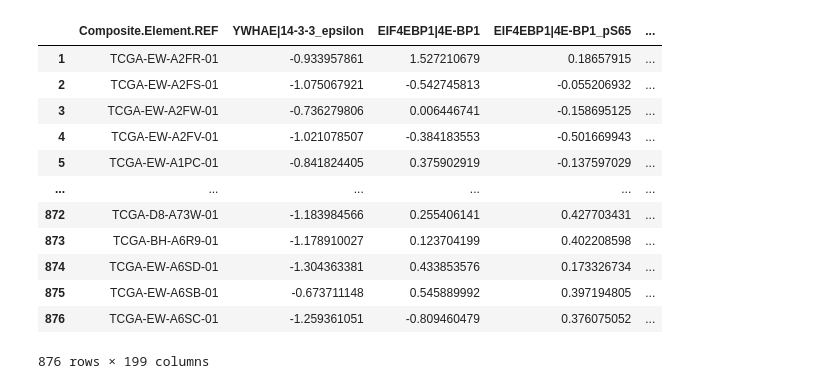
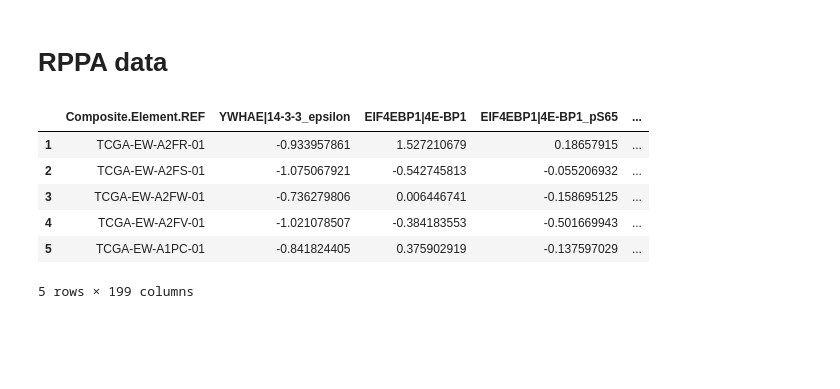
Before and after one commit to walleser/brca_tcga, a Jupyter notebook: read_data.ipynb, the cells around one changed output. Saved outputs shown, nothing was run; the diff lists cells and outputs as text; code cells hidden in the pictures; blank space fills up the shorter version.

```diff
--- a/read_data.ipynb
+++ b/read_data.ipynb
@@ -15,19 +10,16 @@ rppa_meta
+# %% [markdown]
+# RPPA data
 # %%
-rppa = pd.read_csv(directory+filename, sep='\t',index_col=0, header=None)
+rppa_filename = "data_rppa.txt"
+rppa = pd.read_csv(directory+rppa_filename, sep='\t',index_col=0, header=None)
 #rppa_header = rppa.i
 rppa = rppa.T
-rppa
+rppa.head()
 # %% [output]
 |  | Composite.Element.REF | YWHAE|14-3-3_epsilon | EIF4EBP1|4E-BP1 | EIF4EBP1|4E-BP1_pS65 | ... |
 | 1 | TCGA-EW-A2FR-01 | -0.933957861 | 1.527210679 | 0.18657915 | ... |
 | 2 | TCGA-EW-A2FS-01 | -1.075067921 | -0.542745813 | -0.055206932 | ... |
 | 3 | TCGA-EW-A2FW-01 | -0.736279806 | 0.006446741 | -0.158695125 | ... |
 | 4 | TCGA-EW-A2FV-01 | -1.021078507 | -0.384183553 | -0.501669943 | ... |
 | 5 | TCGA-EW-A1PC-01 | -0.841824405 | 0.375902919 | -0.137597029 | ... |
-| ... | ... | ... | ... | ... | ... |
-| 872 | TCGA-D8-A73W-01 | -1.183984566 | 0.255406141 | 0.427703431 | ... |
-| 873 | TCGA-BH-A6R9-01 | -1.178910027 | 0.123704199 | 0.402208598 | ... |
-| 874 | TCGA-EW-A6SD-01 | -1.304363381 | 0.433853576 | 0.173326734 | ... |
-| 875 | TCGA-EW-A6SB-01 | -0.673711148 | 0.545889992 | 0.397194805 | ... |
-| 876 | TCGA-EW-A6SC-01 | -1.259361051 | -0.809460479 | 0.376075052 | ... |
-876 rows × 199 columns
+5 rows × 199 columns
```
Also changed, not shown: parts of 30 cells of this notebook.
